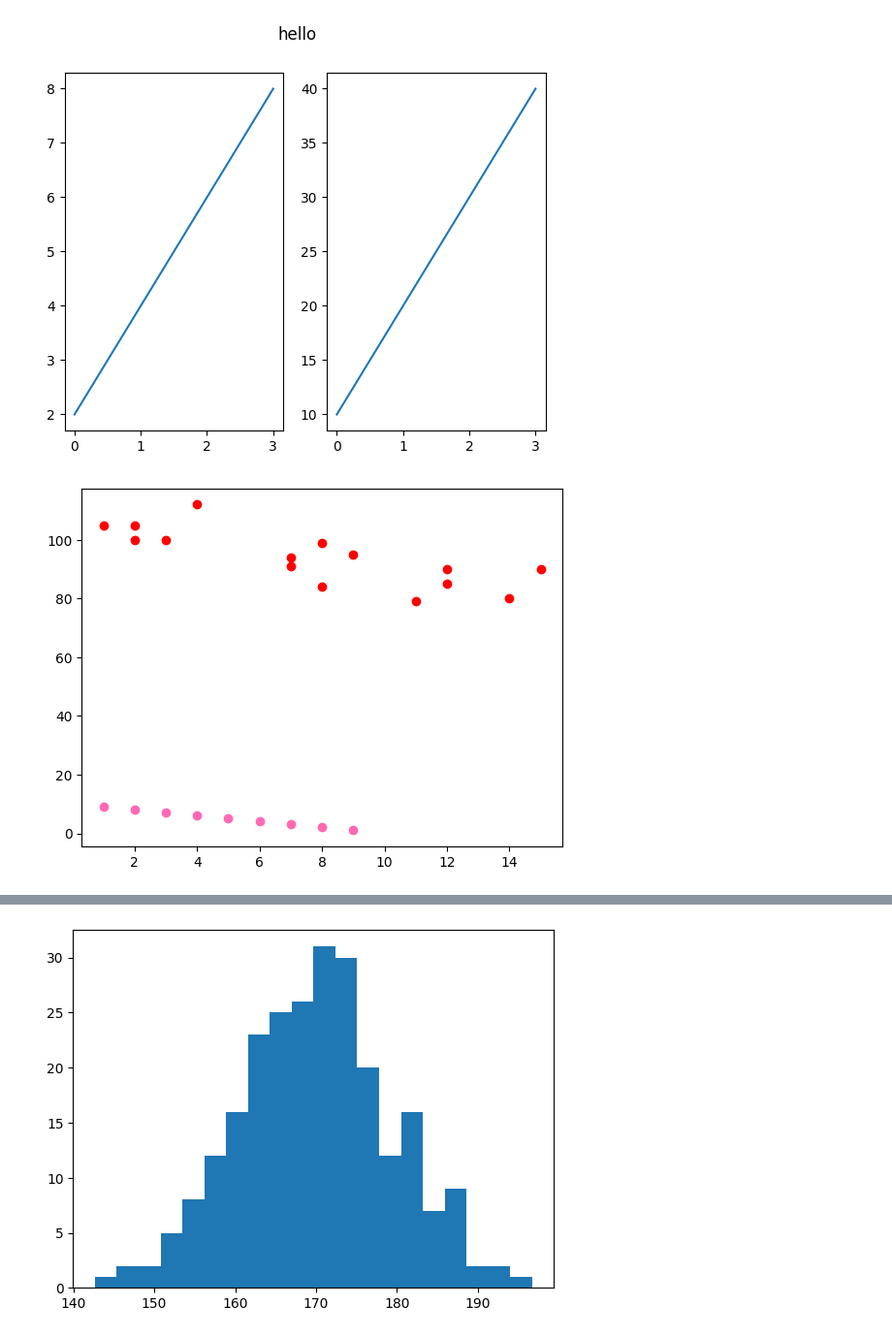
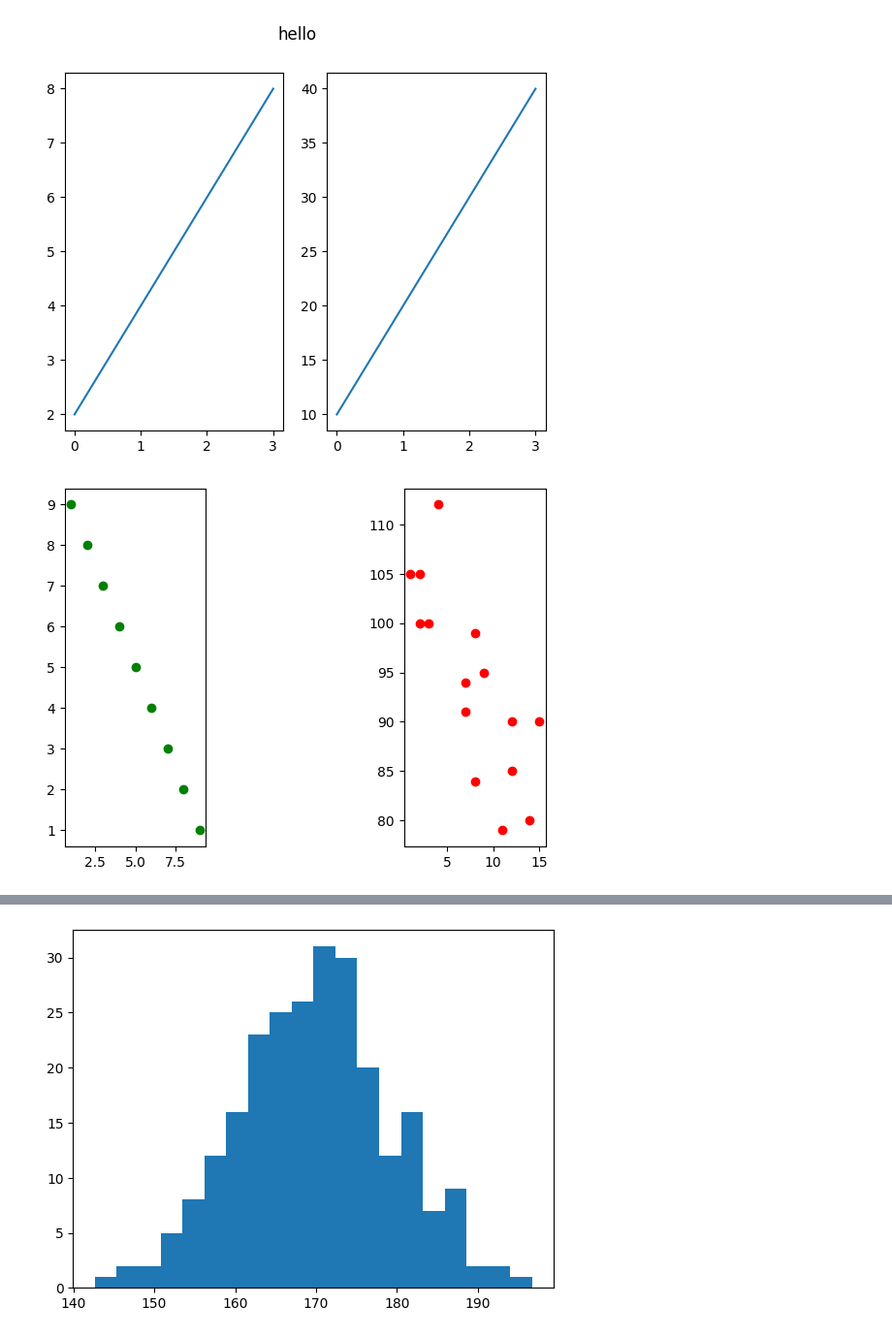
Before and after one commit to ARAVINDH2004/FODS, a Jupyter notebook: Visualization.ipynb, the cells around one changed output, grey strips where cells are left out. Shown at 97% size. Saved outputs shown, nothing was run; the diff lists cells and outputs as text; code cells hidden in the pictures.

```diff
--- a/Visualization.ipynb
+++ b/Visualization.ipynb
@@ -78,20 +78,24 @@ plt.show()
 # %%
 #scatter
 
 import matplotlib.pyplot as plt
 import numpy as np
 
 x = np.array([1,2,3,4,5,6,7,8,9])
 y = np.array([9,8,7,6,5,4,3,2,1])
-plt.scatter(x,y, c="hotpink")
+plt.subplot(1,3,1)
+plt.scatter(x,y, c="green")
+
 
 x = np.array([2,2,8,1,15,8,12,9,7,3,11,4,7,14,12])
 y = np.array([100,105,84,105,90,99,90,95,94,100,79,112,91,80,85])
+plt.subplot(1,3,3)
 plt.scatter(x,y, c="red")
 
+
 plt.show()
 # %% [output]
-[figure, old version]
+[figure, new version]
 # %%
 # bar
 import matplotlib.pyplot as plt
```
Also changed, not shown: parts of 2 cells of this notebook.
